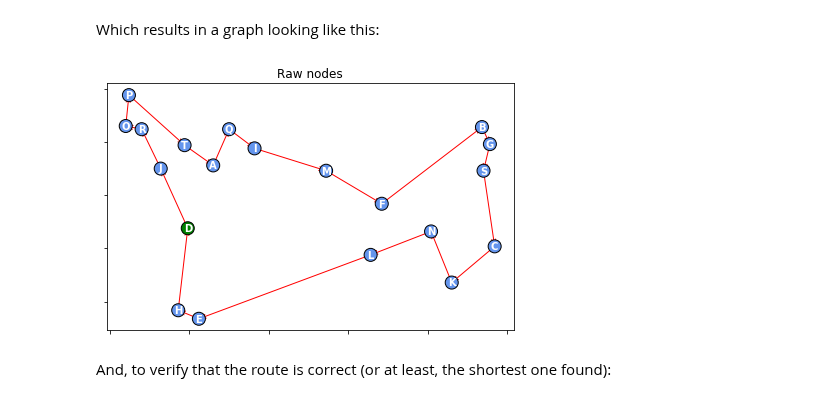
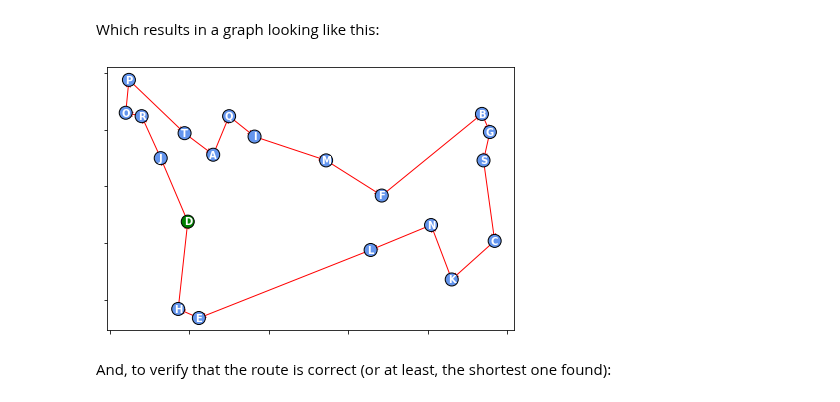
Before and after one commit to zerolinux5/mlrose-ky, a Jupyter notebook: problem_examples.ipynb, the cells around one changed output. Saved outputs shown, nothing was run; the diff lists cells and outputs as text; code cells hidden in the pictures.

```diff
--- a/problem_examples.ipynb
+++ b/problem_examples.ipynb
@@ -509,35 +508,34 @@ edge_labels = {(ordered_state[i], ordered_state[(i+1) % len(ordered_state)]):f'{
 # %%
 fig, ax = plt.subplots(1)         # Prepare 2 plots
 ax.set_yticklabels([])
 ax.set_xticklabels([])
-ax.set_title('Raw nodes')
 for i, (x,y) in enumerate(problem.coords):
     ax.scatter(x,y, s=1,c='green' if i == 5 else 'cornflowerblue')             # plot A
 
 
 for i in range(len(ordered_state)):
     start_node = ordered_state[i]
     end_node = ordered_state[(i+1) % len(ordered_state)]
     start_pos = problem.coords[start_node]
     end_pos = problem.coords[end_node]
     ax.annotate("",
             xy=start_pos, xycoords='data',
             xytext=end_pos, textcoords='data',
             c='red',
             arrowprops=dict(arrowstyle="->",
                             ec='red',
                             connectionstyle="arc3"))
 node_labels = {k:str(v) for k, v in enumerate(string.ascii_uppercase) if k < len(problem.source_graph.nodes)}
 
 for i in node_labels.keys():
     x,y = problem.coords[i]
     plt.text(x, y, node_labels[i], ha="center", va="center", c='white', fontweight='bold',
              bbox = dict(boxstyle=f"circle,pad=0.15", fc='green' if i == ordered_state[0] else 'cornflowerblue'))
 
 plt.tight_layout()
 plt.show()
 # %% [output]
-[figure, old version]
+[figure, new version]
 # %% [markdown]
 And, to verify that the route is correct (or at least, the shortest one found):
 # %%
```
Also changed, not shown: parts of 19 cells of this notebook.
